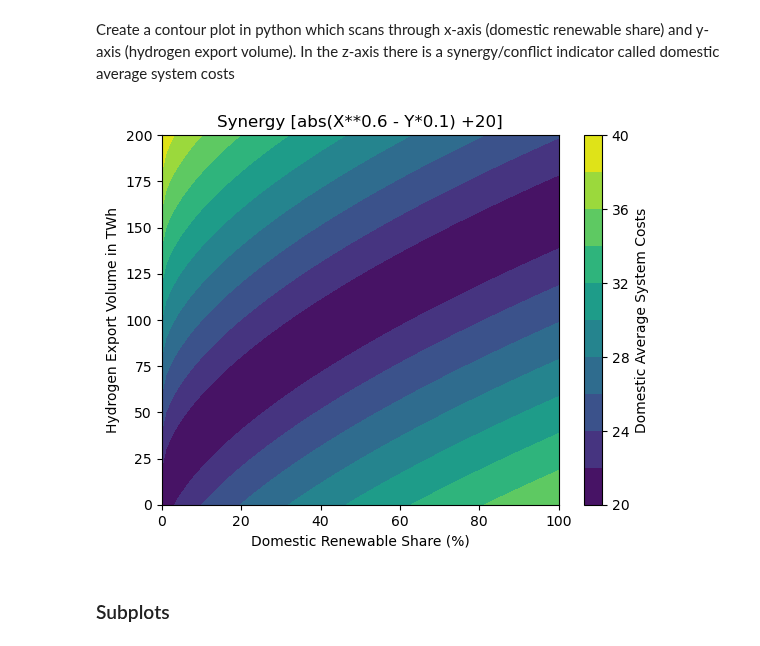
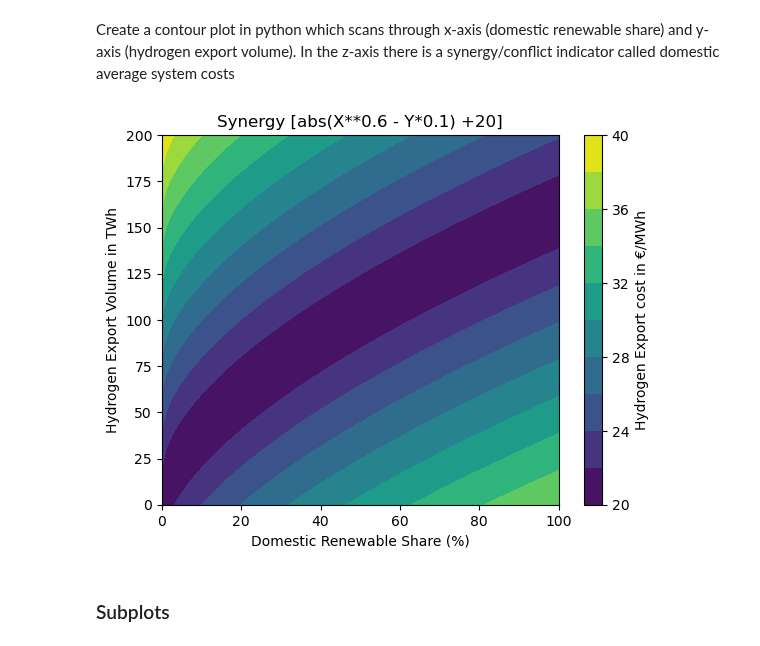
Before and after one commit to energyLS/aldehyde, a Jupyter notebook: workflow/notebooks/ contour_plot.ipynb, the cells around one changed output. Saved outputs shown, nothing was run; the diff lists cells and outputs as text; code cells hidden in the pictures.

```diff
--- a/workflow/notebooks/ contour_plot.ipynb
+++ b/workflow/notebooks/ contour_plot.ipynb
@@ -5,30 +5,30 @@ OUTPUT='/mnt/c/Users/scl38887/Documents/git/aldehyde/results/graphics/first_resu
 # %%
 import matplotlib.pyplot as plt
 import numpy as np
 
 # Define x and y axis data
 x = np.linspace(0, 100, num=100)
 y = np.linspace(0, 200, num=100)
 
 # Generate grid for x and y data
 X, Y = np.meshgrid(x, y)
 
 # Define the z-axis data, this is just a dummy example
 Z = abs(X**0.6 - Y*0.1) +20
 
 # Plot the contour plot
 plt.contourf(X, Y, Z, levels=10)
 plt.xlabel('Domestic Renewable Share (%)')
 plt.ylabel('Hydrogen Export Volume in TWh')
 plt.title('Synergy [abs(X**0.6 - Y*0.1) +20]')
-plt.colorbar().set_label('Domestic Average System Costs')
+plt.colorbar().set_label('Hydrogen Export cost in €/MWh')
 
 # Save the plot
 plt.savefig(OUTPUT+'contour_plot.pdf', bbox_inches='tight')
 
 plt.show()
 # %% [output]
-[figure, old version]
+[figure, new version]
 # %% [markdown]
 ### Subplots
 # %%
```
